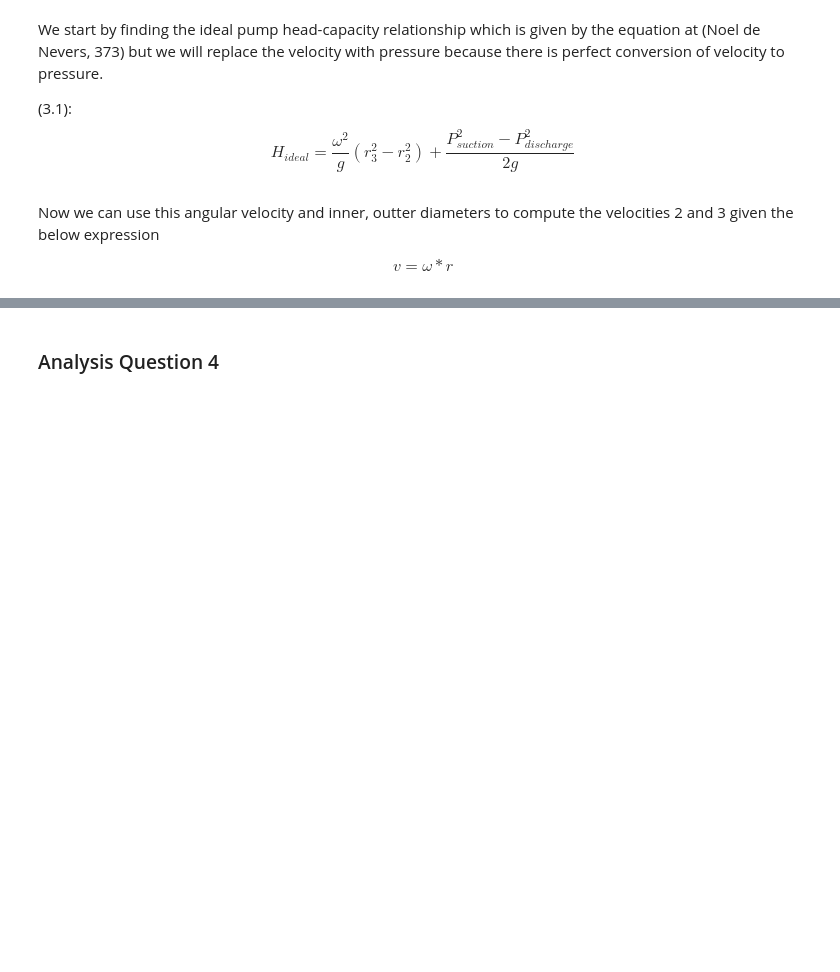
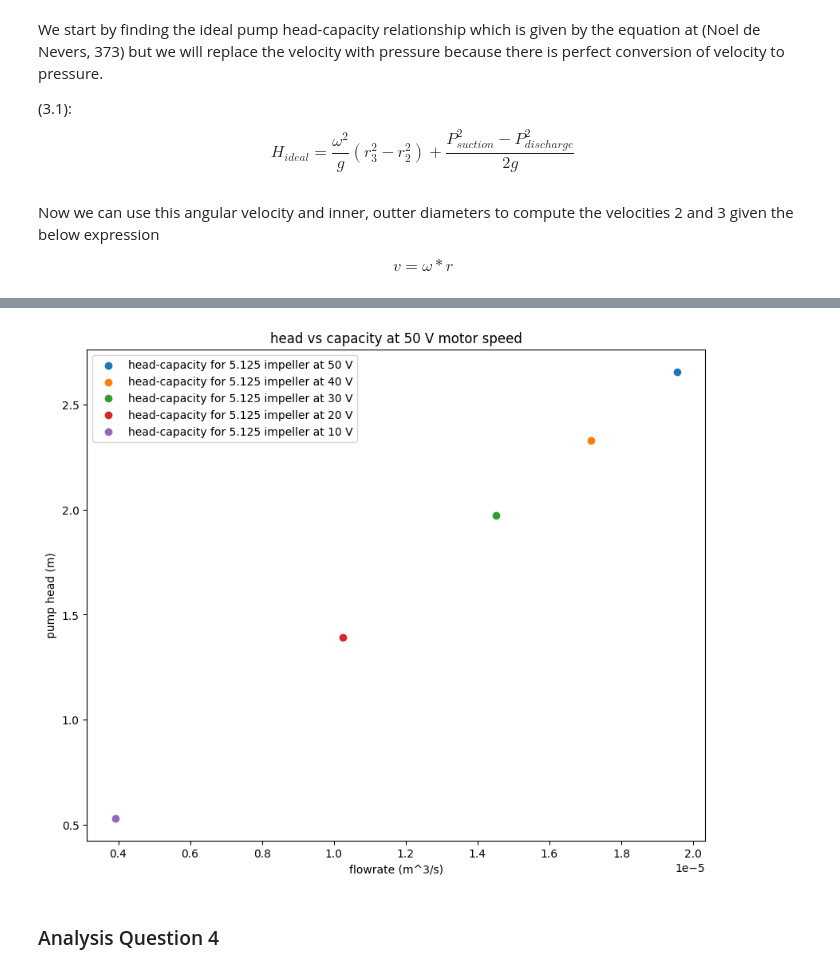
Before and after one commit to rahilisashaik/cbe154, a Jupyter notebook: centrifugal-pump/exp-data-analysis.ipynb, the cells around one changed output, grey strips where cells are left out. Saved outputs shown, nothing was run; the diff lists cells and outputs as text; code cells hidden in the pictures; blank space fills up the shorter version.

```diff
--- a/centrifugal-pump/exp-data-analysis.ipynb
+++ b/centrifugal-pump/exp-data-analysis.ipynb
@@ -265,3 +265,16 @@ for diam in df["impeller_diam"].unique():
+# %%
+df_big = df.query("impeller_diam == 5.125")
+# %%
+plt.figure(figsize=(10,8))
+for speed in df["motor_speed"].unique():
+    df_speed = df_big.query("motor_speed == @speed")
+    plt.title("head vs capacity at 50 V motor speed")
+    plt.scatter(df_speed["volumetric_flowrate"], df_speed["head_exp"], marker="o", label = f"head-capacity for 5.125 impeller at {speed} V")
+    plt.legend()
+    plt.xlabel("flowrate (m^3/s)")
+    plt.ylabel("pump head (m)")
+# %% [output]
+[figure, added]
 # %% [markdown]
 ### Analysis Question 4
 # %% [markdown]
```
Also changed, not shown: parts of 2 cells of this notebook.
